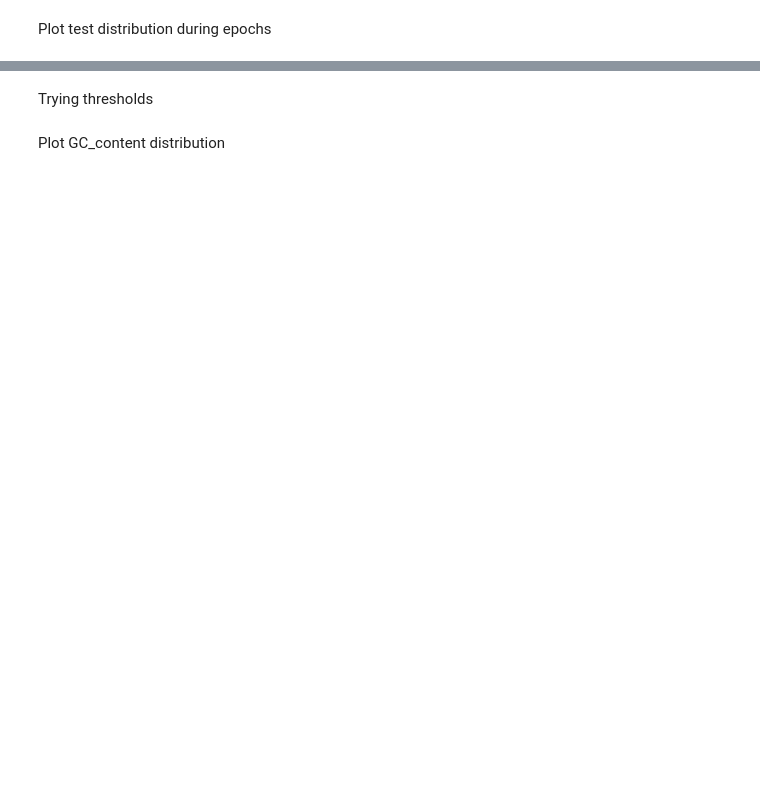
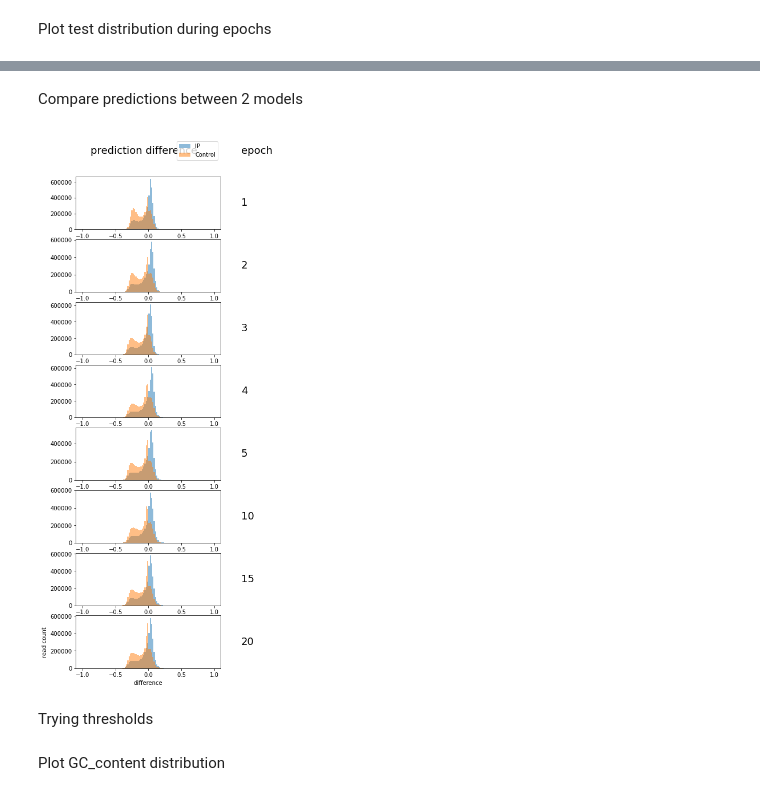
Before and after one commit to Alexwestbrook/mnhn-internship_DeepCNN_ChIP-seq, a Jupyter notebook: plot_distributions.ipynb, the cells around one changed output, grey strips where cells are left out. Drawn from its saved outputs; the diff is of its cells as text; code cells hidden in the pictures; blank space fills up the shorter version.

```diff
--- a/plot_distributions.ipynb
+++ b/plot_distributions.ipynb
@@ -352,3 +349,69 @@ plt.close()
+# %% [markdown]
+Compare predictions between 2 models
+# %%
+data = 'H3K27ac'
+dataset_name = 'dataset4'
+model_name = 'model_inception3.0rew'
+model_name2 = 'model_inception2.2'
+new_labels = 'dataset_rel55'
+relabeled = False
+preds = np.load(f'{data_dir}/{data}/Trainedmodels/{model_name}/eval_epochs.npy')
+preds2 = np.load(f'{data_dir}/{data}/Trainedmodels/{model_name2}/eval_epochs.npy')
+diff = preds - preds2
+
+if relabeled:
+    with np.load(f'{data_dir}/{data}/{new_labels}.npz') as f:
+        y_test = f['y_test']
+else:
+    with np.load(f'{data_dir}//{data}/{dataset_name}.npz') as f:
+        y_test = f['y_test']
+
+diffIP = diff[:, y_test == 1]
+diffControl = diff[:, y_test == 0]
+
+# epochs = range(0, preds.shape[0], 5)
+epochs = [0, 1, 2, 3, 4, 9, 14, 19]
+widths = [5, 1]
+heights = [1.2] + [2]*len(epochs)
+fig = plt.figure(figsize=(np.sum(widths), np.sum(heights)))
+# fig.suptitle(f"Distribution of prediction differences of {model_name} during epochs on {data} for IP and Control reads")
+gs = gridspec.GridSpec(ncols=len(widths), nrows=len(heights), width_ratios=widths, height_ratios=heights)
+
+ax0_top = plt.subplot(gs[0, 0])
+label_col0 = 'prediction difference'
+ax0_top.annotate(label_col0, (0.1, 0.5), xycoords='axes fraction', va='center', fontsize=18)
+ax0_top.axis('off')
+
+ax1_top = plt.subplot(gs[0, 1])
+label_col1 = 'epoch'
+ax1_top.annotate(label_col1, (0.1, 0.5), xycoords='axes fraction', va='center', fontsize=18)
+ax1_top.axis('off')
+
+nrow = 1
+for epoch in epochs:
+    ax0 = plt.subplot(gs[nrow, 0])
+    ax0.hist(diffIP[epoch], bins=100, label='IP', alpha=0.5, range=(-1, 1))
+    ax0.hist(diffControl[epoch], bins=100, label='Control', alpha=0.5, range=(-1, 1))
+    # ax0.set_yscale('log')
+
+    ax1 = plt.subplot(gs[nrow, 1])
+    label = f'{epoch+1}'
+    ax1.annotate(label, (0.1, 0.5), xycoords='axes fraction', va='center', fontsize=18)
+    ax1.axis('off')
+
+    nrow += 1
+
+handles, labels = ax0.get_legend_handles_labels()
+ax0_top.legend(handles, labels, loc='right')
+ax0.set_xlabel("difference")
+ax0.set_ylabel("read count")
+if not os.path.isdir(f'{writing_dir}/{data}/results/{model_name}'):
+    os.mkdir(f'{writing_dir}/{data}/results/{model_name}/')
+plt.savefig(f'{writing_dir}/{data}/results/{model_name}/distrib_{model_name}_vs_{model_name2}_test_epochs.png', bbox_inches='tight')
+plt.show()
+plt.close()
+# %% [output]
+[figure, added]
 # %% [markdown]
 Trying thresholds
 # %%
```
Also changed, not shown: parts of 9 cells of this notebook.
